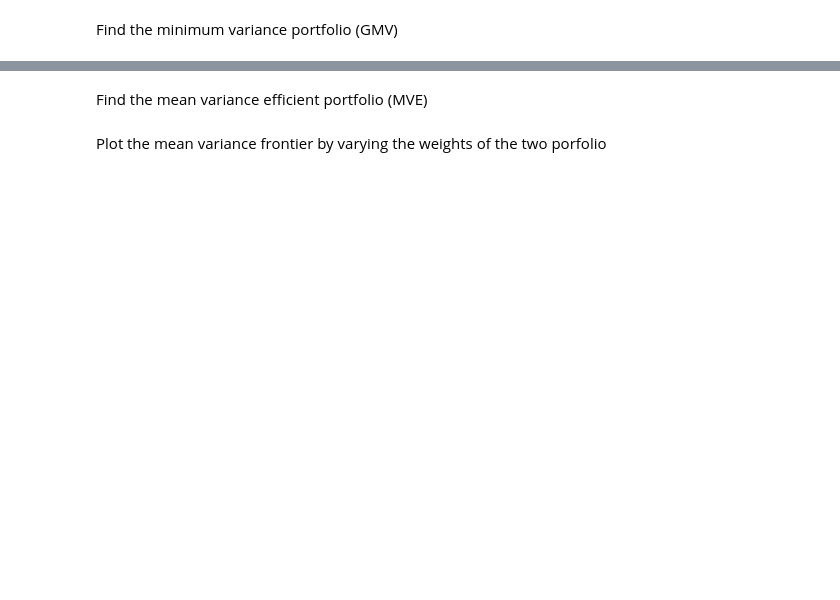
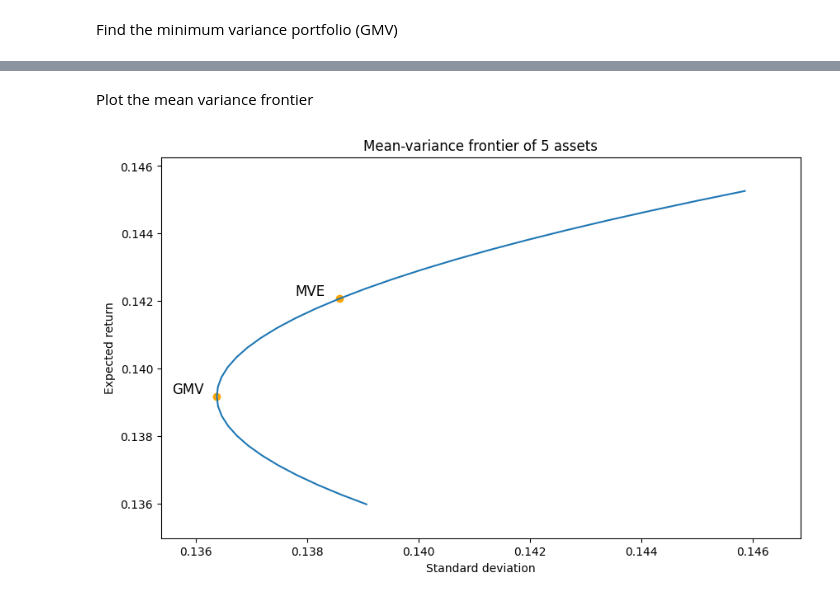
Before and after one commit to lamhq/tech-notes, a Jupyter notebook: finance/3-portfolio-optimization/2-mean-variance-opt.ipynb, the cells around one changed output, grey strips where cells are left out. Cells and saved outputs as stored; diff of their text form; code cells hidden in the pictures; blank space fills up the shorter version.

Commit message:
Learn finance: plot mean-variance frontier of multiple assets

```diff
--- a/finance/3-portfolio-optimization/2-mean-variance-opt.ipynb
+++ b/finance/3-portfolio-optimization/2-mean-variance-opt.ipynb
@@ -166,0 +221,3 @@ cov_matrix
+# %%
+mve = find_mve(assets_df['Return'], asset_cov, rf_return)
+mve
@@ -192,0 +236,3 @@ gmv_weights = find_gmv_weights(cov_matrix)
+# %%
+gmv = find_gmv(assets_df['Return'], asset_cov, rf_return)
+gmv
@@ -193,2 +272,2 @@ gmv_weights = find_gmv_weights(cov_matrix)
 # %% [markdown]
-Find the mean variance efficient portfolio (MVE)
+Plot the mean variance frontier
@@ -239,9 +274,28 @@ portfolio_rd
-# %% [markdown]
-Plot the mean variance frontier by varying the weights of the two porfolio
-# %%
-mvf = pd.DataFrame({ 'gmv_w': np.arange(-1.1, 2.1, step=0.1) })
-mvf['mve_w'] = 1 - mvf['gmv_w']
-mvf['return'] = np.dot(mvf[['gmv_w', 'mve_w']], portfolio_rd['return'])
-# mvf['deviation'] =
-# mvf['D'] = portfolio_volatility(mvf['w_us'], mvf['w_jp'], s_us, s_jp, corr)
-mvf
+# %%
+# Create the plot
+fig, ax = plt.subplots(figsize=(10,6))
+
+# plot mean variance frontier
+ax.plot(mvf['Deviation'], mvf['Return'])
+
+# plot mean-variance efficient portfolio
+ax.scatter(mve['Deviation'], mve['Return'], color='orange')
+ax.text(mve['Deviation']-0.0008, mve['Return']+0.0001, 'MVE', fontsize=12)
+
+# plot global minimum variance portfolio
+ax.scatter(gmv['Deviation'], gmv['Return'], color='orange')
+ax.text(gmv['Deviation']-0.0008, gmv['Return']+0.0001, 'GMV', fontsize=12)
+
+# add title and x/y-axis labels
+plt.title('Mean-variance frontier of 5 assets')
+plt.xlabel('Standard deviation')
+plt.ylabel('Expected return')
+
+# Set the limits of axes
+plt.ylim(mvf['Return'].min() - 0.001, mvf['Return'].max()+0.001)
+plt.xlim(mvf['Deviation'].min() - 0.001, mvf['Deviation'].max()+0.001)
+
+# Show the graph
+plt.show()
+# %% [output]
+[figure, added]
```
Also changed, not shown: parts of 13 cells of this notebook.
